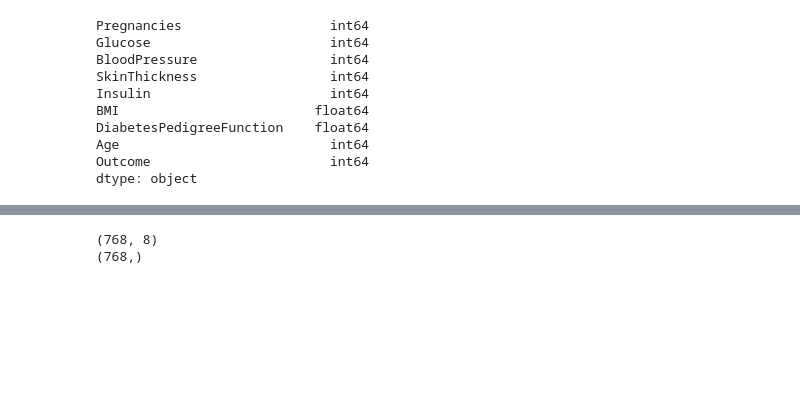
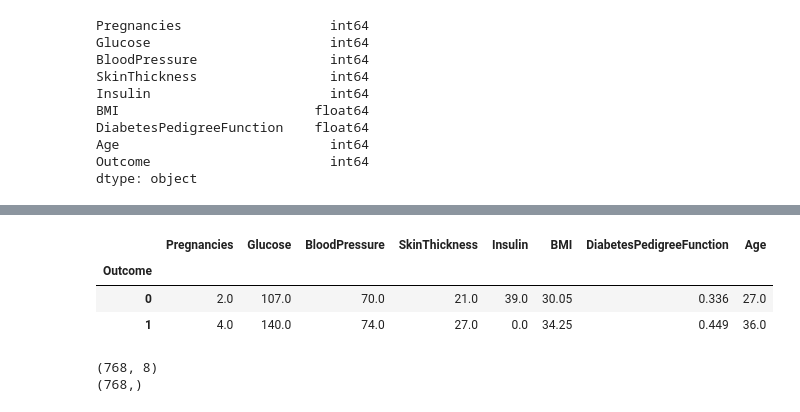
Before and after one commit to teralasaikumar28/Machine-Learing-projects, a Jupyter notebook: prediction_of_person_having_diabetics_or_not_using_svm.ipynb, the cells around one changed output, grey strips where cells are left out. Drawn from its saved outputs; the diff is of its cells as text; code cells hidden in the pictures; blank space fills up the shorter version.

```diff
--- a/prediction_of_person_having_diabetics_or_not_using_svm.ipynb
+++ b/prediction_of_person_having_diabetics_or_not_using_svm.ipynb
@@ -66,6 +66,13 @@ df.groupby('Outcome').mean()
 | Outcome |  |  |  |  |  |  |  |  |
 | 0 | 3.298000 | 109.980000 | 68.184000 | 19.664000 | 68.792000 | 30.304200 | 0.429734 | 31.190000 |
 | 1 | 4.865672 | 141.257463 | 70.824627 | 22.164179 | 100.335821 | 35.142537 | 0.550500 | 37.067164 |
+# %%
+df.groupby('Outcome').median()
+# %% [output]
+|  | Pregnancies | Glucose | BloodPressure | SkinThickness | Insulin | BMI | DiabetesPedigreeFunction | Age |
+| Outcome |  |  |  |  |  |  |  |  |
+| 0 | 2.0 | 107.0 | 70.0 | 21.0 | 39.0 | 30.05 | 0.336 | 27.0 |
+| 1 | 4.0 | 140.0 | 74.0 | 27.0 | 0.0 | 34.25 | 0.449 | 36.0 |
 # %%
 # making the dependent(target) and independent(features) variables form the dataframe
 # using an dummy data frame for all operations.so that orginal dataframe will not effect
```
Also changed, not shown: parts of 3 cells of this notebook.
